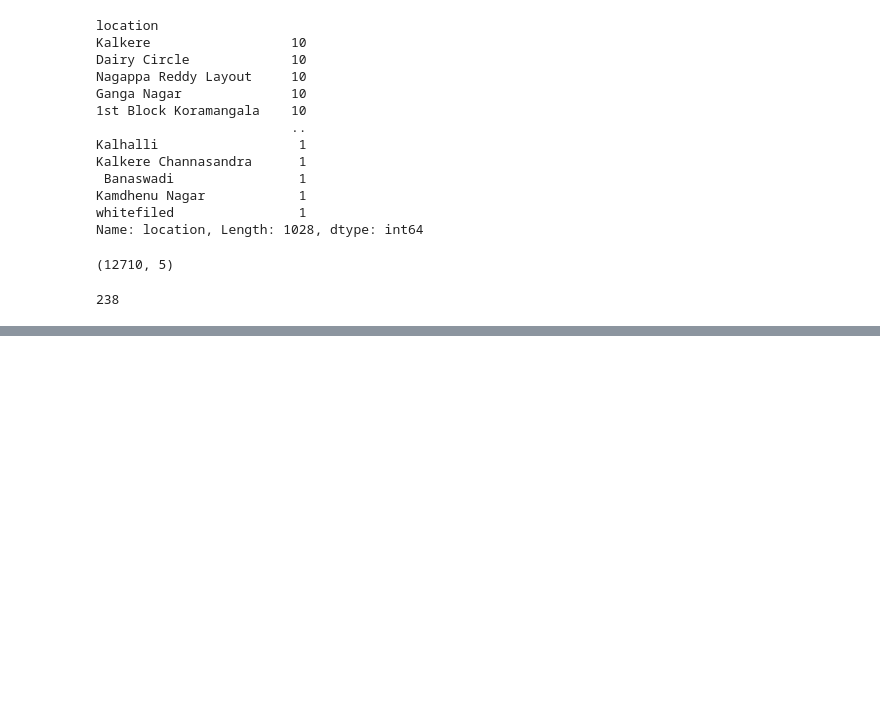
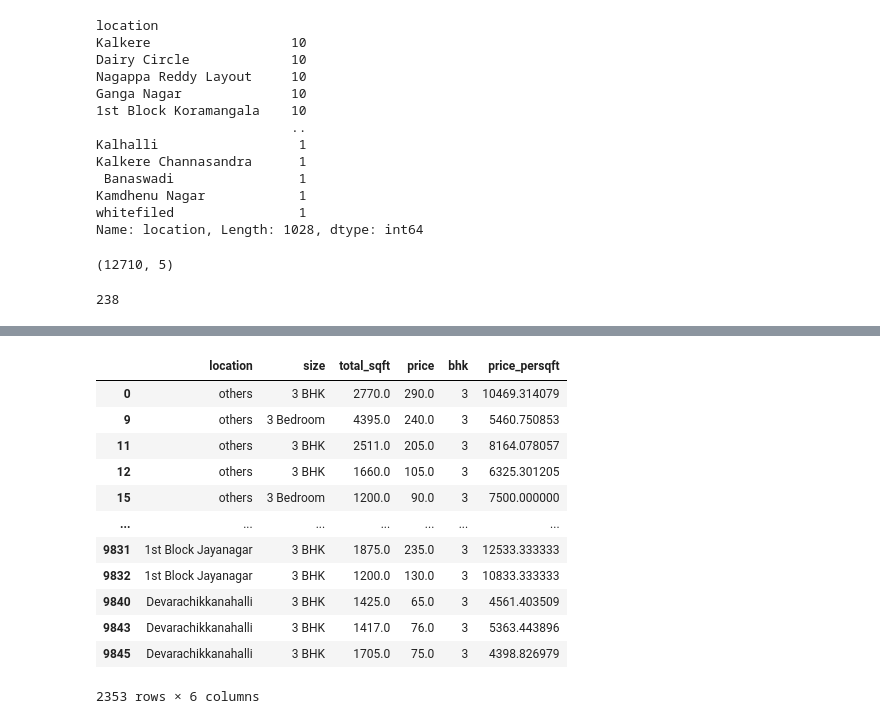
Before and after one commit to Aashish123-aikki/MachineLearning, a Jupyter notebook: RealEstate_Prediction.ipynb, the cells around one changed output, grey strips where cells are left out. Saved outputs shown, nothing was run; the diff lists cells and outputs as text; code cells hidden in the pictures; blank space fills up the shorter version.

```diff
--- a/RealEstate_Prediction.ipynb
+++ b/RealEstate_Prediction.ipynb
@@ -113,0 +244,16 @@ len(df3.location.unique())
+# %%
+df5[df5.bhk==3]
+# %% [output]
+|  | location | size | total_sqft | price | bhk | price_persqft |
+| 0 | others | 3 BHK | 2770.0 | 290.0 | 3 | 10469.314079 |
+| 9 | others | 3 Bedroom | 4395.0 | 240.0 | 3 | 5460.750853 |
+| 11 | others | 3 BHK | 2511.0 | 205.0 | 3 | 8164.078057 |
+| 12 | others | 3 BHK | 1660.0 | 105.0 | 3 | 6325.301205 |
+| 15 | others | 3 Bedroom | 1200.0 | 90.0 | 3 | 7500.000000 |
+| ... | ... | ... | ... | ... | ... | ... |
+| 9831 | 1st Block Jayanagar | 3 BHK | 1875.0 | 235.0 | 3 | 12533.333333 |
+| 9832 | 1st Block Jayanagar | 3 BHK | 1200.0 | 130.0 | 3 | 10833.333333 |
+| 9840 | Devarachikkanahalli | 3 BHK | 1425.0 | 65.0 | 3 | 4561.403509 |
+| 9843 | Devarachikkanahalli | 3 BHK | 1417.0 | 76.0 | 3 | 5363.443896 |
+| 9845 | Devarachikkanahalli | 3 BHK | 1705.0 | 75.0 | 3 | 4398.826979 |
+2353 rows × 6 columns
```
Also changed, not shown: parts of 25 cells of this notebook.
